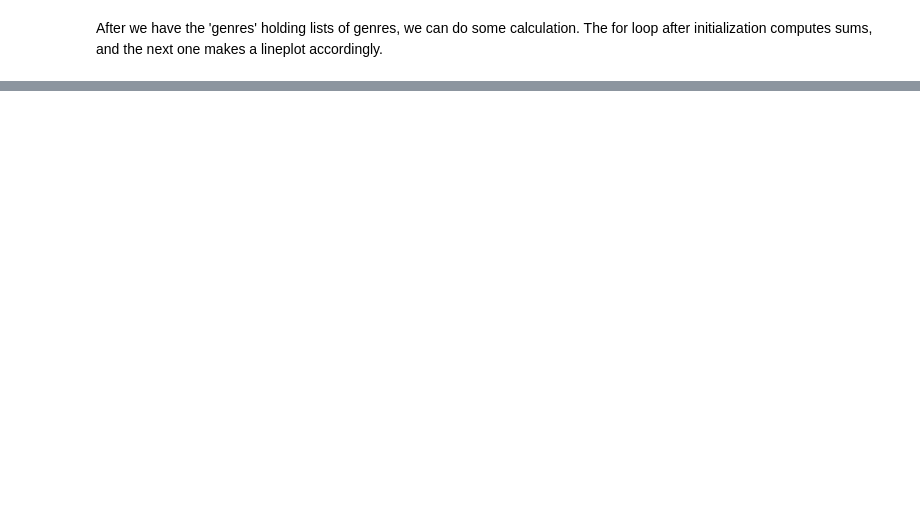
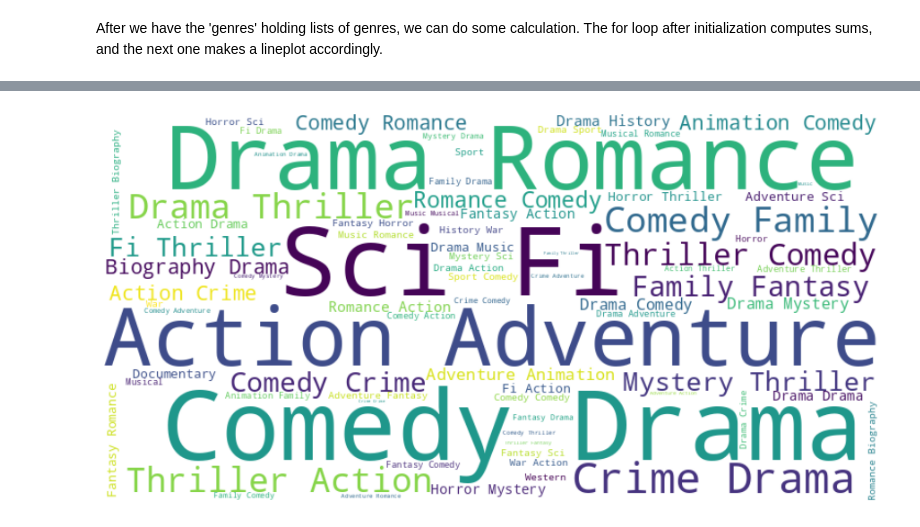
Before and after one commit to mookee233/final_tutorial, a Jupyter notebook: draft.ipynb, the cells around one changed output, grey strips where cells are left out. Saved outputs shown, nothing was run; the diff lists cells and outputs as text; code cells hidden in the pictures; blank space fills up the shorter version.

```diff
--- a/draft.ipynb
+++ b/draft.ipynb
@@ -371,0 +420,28 @@ array([2009., 2007., 2015., 2012., 2010., 2016., 2006., 2008., 2013.,
+# %%
+genres_all = []
+
+# Collect all genre appearance into a single list
+for i, j in movies.iterrows():
+    genres_all.extend(j['genres'])
+
+wc = WordCloud( width=800,
+                height=400,
+                background_color="white",
+                max_words=500,
+                max_font_size=100,
+                random_state=12,
+                )
+
+# Join the strings with a space
+lis = ' '.join(genres_all)
+
+# Generate word cloud
+wc.generate(lis)
+
+plt.figure(figsize=(16, 8))
+plt.imshow(wc, interpolation='bilinear')
+
+plt.axis("off")
+plt.show()
+# %% [output]
+[figure, added]
```
Also changed, not shown: parts of 11 cells of this notebook, 1 other file.
